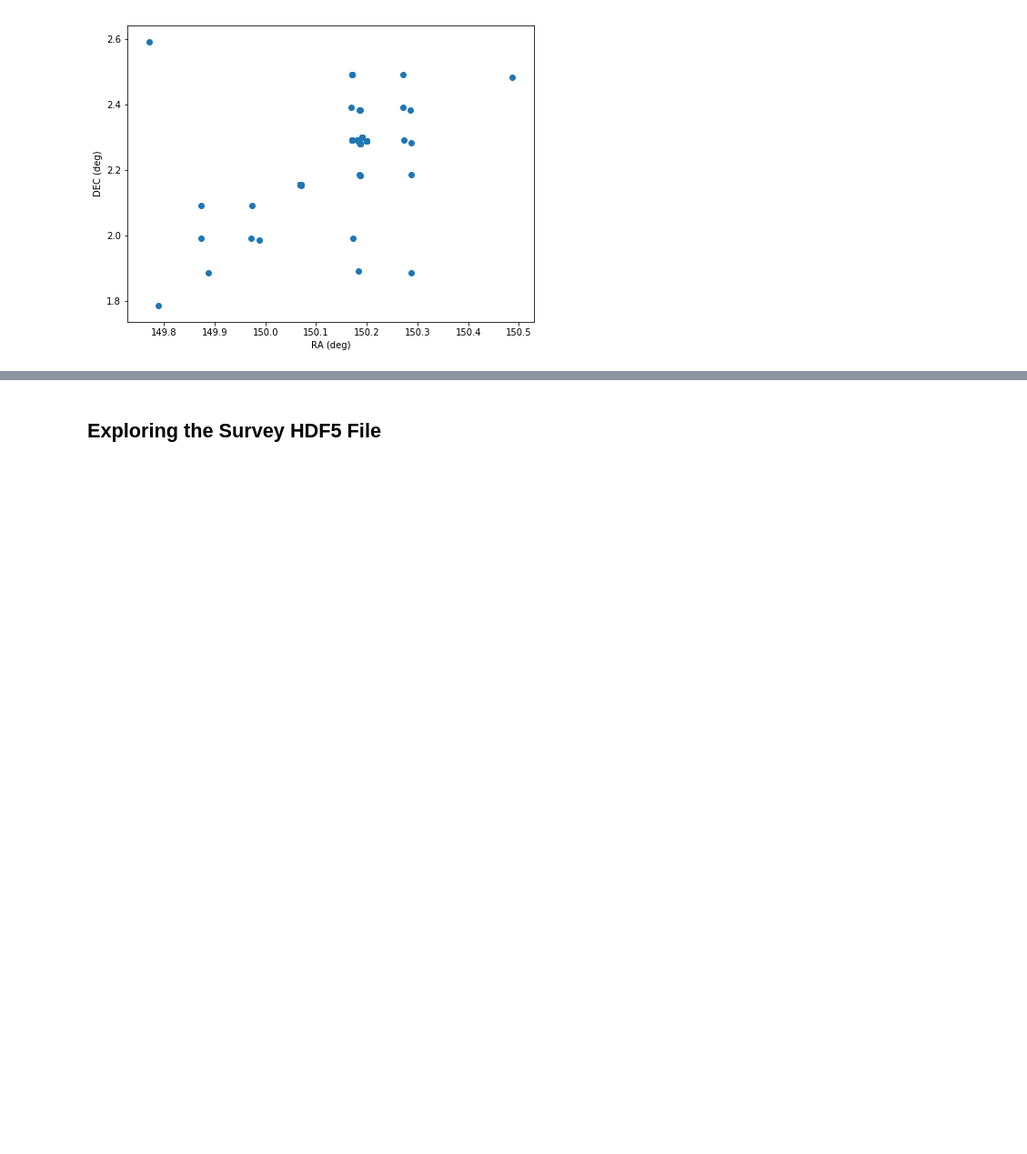
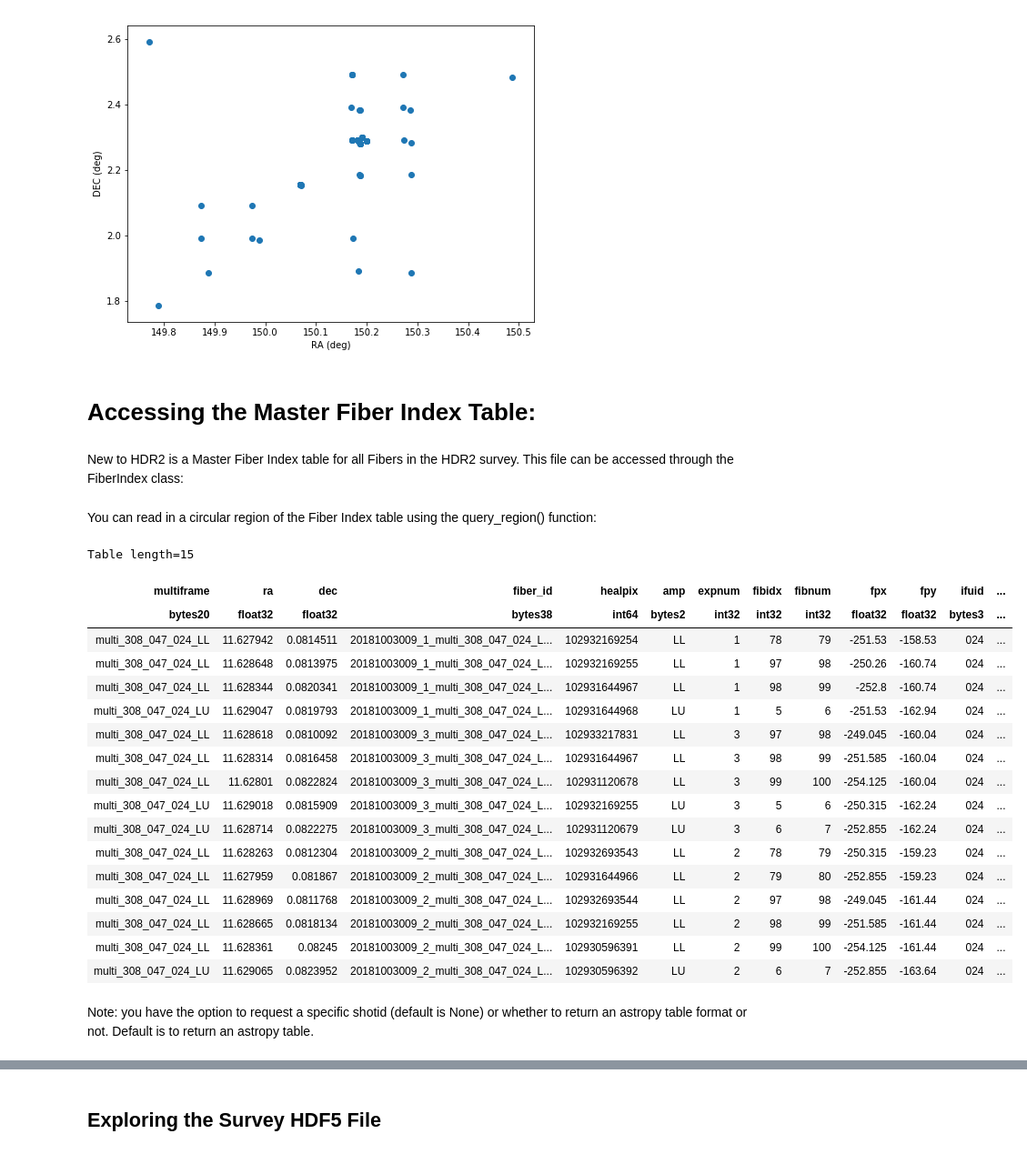
Before and after one commit to HETDEX/hetdex_api, a Jupyter notebook: notebooks/01-Accessing_the_Survey_Class.ipynb, the cells around one changed output, grey strips where cells are left out. Shown: that part at 91% size. Cells and saved outputs as stored; diff of their text form; code cells hidden in the pictures; blank space fills up the shorter version.

Commit message:
Added FibIndex class info

```diff
--- a/notebooks/01-Accessing_the_Survey_Class.ipynb
+++ b/notebooks/01-Accessing_the_Survey_Class.ipynb
@@ -136,3 +137,38 @@ plt.ylabel('DEC (deg)')
 plt.show()
 # %% [output]
 [figure]
+# %% [markdown]
+# Accessing the Master Fiber Index Table:
+# %% [markdown]
+New to HDR2 is a Master Fiber Index table for all Fibers in the HDR2 survey. This file can be accessed through the FiberIndex class:
+# %%
+FibIndex = FiberIndex()
+# %%
+coords = SkyCoord(11.628530 * u.deg, 0.081790 * u.deg, frame='icrs')
+# %% [markdown]
+You can read in a circular region of the Fiber Index table using the query_region() function:
+# %%
+fiber_table_region = FibIndex.query_region(coords, radius=3.*u.arcsec, shotid=None, astropy=True)
+# %%
+fiber_table_region
+# %% [output]
+Table length=15
+| multiframe | ra | dec | fiber_id | healpix | amp | expnum | fibidx | fibnum | fpx | fpy | ifuid | ... |
+| bytes20 | float32 | float32 | bytes38 | int64 | bytes2 | int32 | int32 | int32 | float32 | float32 | bytes3 | ... |
+| multi_308_047_024_LL | 11.627942 | 0.0814511 | 20181003009_1_multi_308_047_024_L... | 102932169254 | LL | 1 | 78 | 79 | -251.53 | -158.53 | 024 | ... |
+| multi_308_047_024_LL | 11.628648 | 0.0813975 | 20181003009_1_multi_308_047_024_L... | 102932169255 | LL | 1 | 97 | 98 | -250.26 | -160.74 | 024 | ... |
+| multi_308_047_024_LL | 11.628344 | 0.0820341 | 20181003009_1_multi_308_047_024_L... | 102931644967 | LL | 1 | 98 | 99 | -252.8 | -160.74 | 024 | ... |
+| multi_308_047_024_LU | 11.629047 | 0.0819793 | 20181003009_1_multi_308_047_024_L... | 102931644968 | LU | 1 | 5 | 6 | -251.53 | -162.94 | 024 | ... |
+| multi_308_047_024_LL | 11.628618 | 0.0810092 | 20181003009_3_multi_308_047_024_L... | 102933217831 | LL | 3 | 97 | 98 | -249.045 | -160.04 | 024 | ... |
+| multi_308_047_024_LL | 11.628314 | 0.0816458 | 20181003009_3_multi_308_047_024_L... | 102931644967 | LL | 3 | 98 | 99 | -251.585 | -160.04 | 024 | ... |
+| multi_308_047_024_LL | 11.62801 | 0.0822824 | 20181003009_3_multi_308_047_024_L... | 102931120678 | LL | 3 | 99 | 100 | -254.125 | -160.04 | 024 | ... |
+| multi_308_047_024_LU | 11.629018 | 0.0815909 | 20181003009_3_multi_308_047_024_L... | 102932169255 | LU | 3 | 5 | 6 | -250.315 | -162.24 | 024 | ... |
+| multi_308_047_024_LU | 11.628714 | 0.0822275 | 20181003009_3_multi_308_047_024_L... | 102931120679 | LU | 3 | 6 | 7 | -252.855 | -162.24 | 024 | ... |
+| multi_308_047_024_LL | 11.628263 | 0.0812304 | 20181003009_2_multi_308_047_024_L... | 102932693543 | LL | 2 | 78 | 79 | -250.315 | -159.23 | 024 | ... |
+| multi_308_047_024_LL | 11.627959 | 0.081867 | 20181003009_2_multi_308_047_024_L... | 102931644966 | LL | 2 | 79 | 80 | -252.855 | -159.23 | 024 | ... |
+| multi_308_047_024_LL | 11.628969 | 0.0811768 | 20181003009_2_multi_308_047_024_L... | 102932693544 | LL | 2 | 97 | 98 | -249.045 | -161.44 | 024 | ... |
+| multi_308_047_024_LL | 11.628665 | 0.0818134 | 20181003009_2_multi_308_047_024_L... | 102932169255 | LL | 2 | 98 | 99 | -251.585 | -161.44 | 024 | ... |
+| multi_308_047_024_LL | 11.628361 | 0.08245 | 20181003009_2_multi_308_047_024_L... | 102930596391 | LL | 2 | 99 | 100 | -254.125 | -161.44 | 024 | ... |
+| multi_308_047_024_LU | 11.629065 | 0.0823952 | 20181003009_2_multi_308_047_024_L... | 102930596392 | LU | 2 | 6 | 7 | -252.855 | -163.64 | 024 | ... |
+# %% [markdown]
+Note: you have the option to request a specific shotid (default is None) or whether to return an astropy table format or not. Default is to return an astropy table.
```
Also changed, not shown: parts of 19 cells of this notebook.
